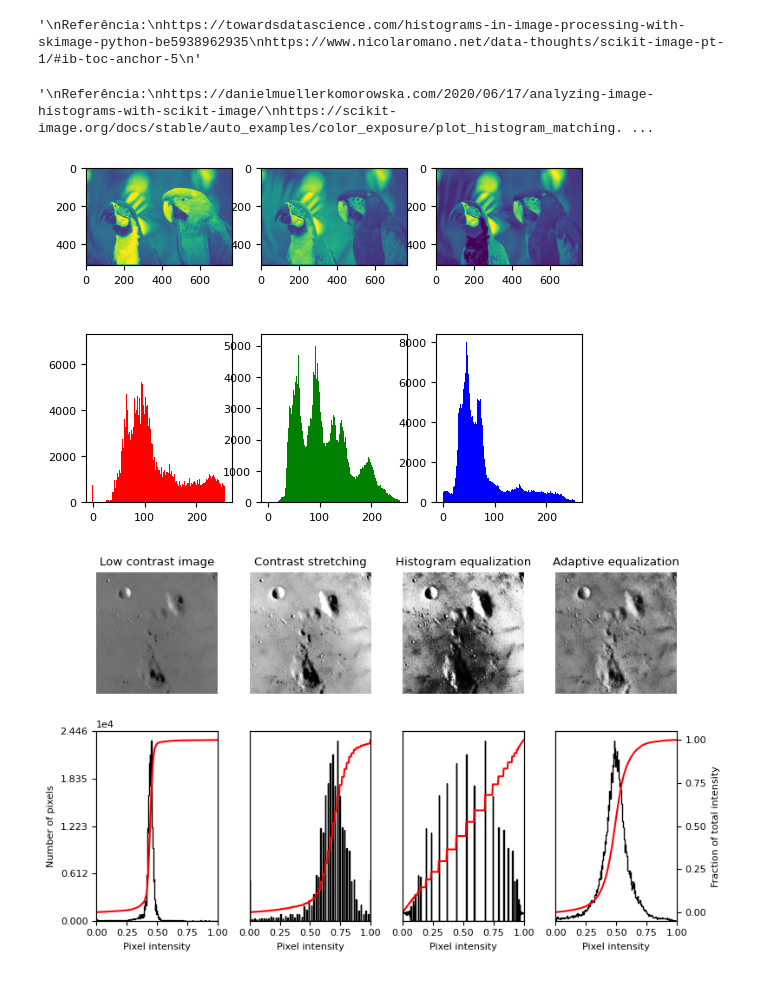
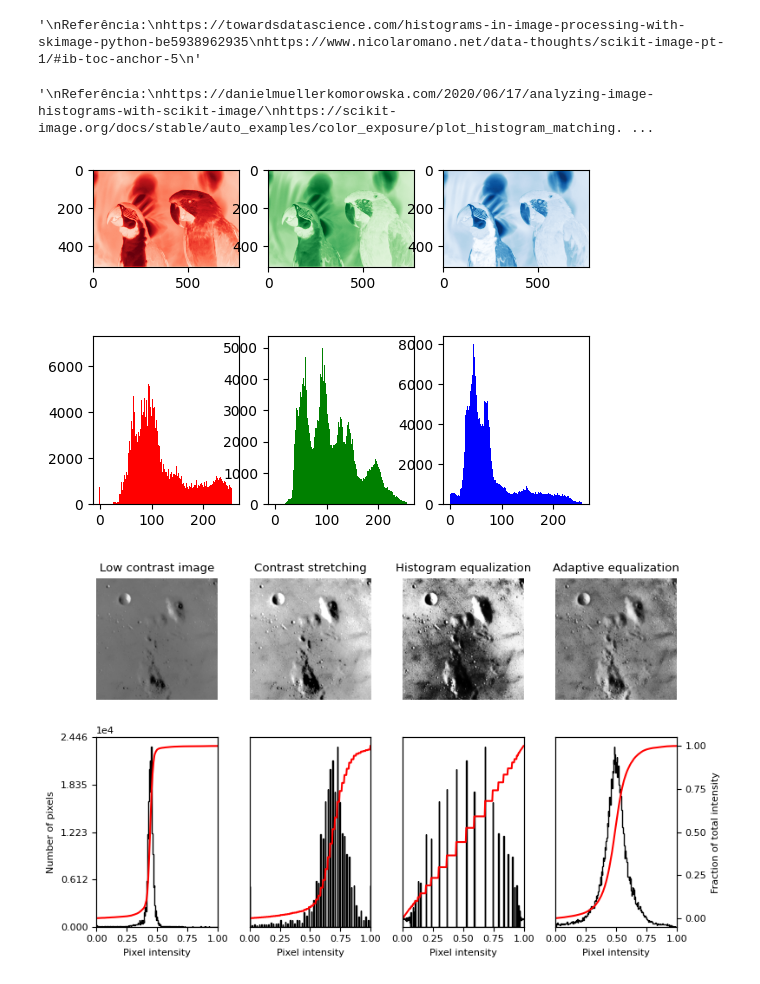
Before and after one commit to matheusapostulo/404TRAINER, a Jupyter notebook: semana6_compvisu.ipynb, the cells around one changed output. Drawn from its saved outputs; the diff is of its cells as text; code cells hidden in the pictures.

```diff
--- a/semana6_compvisu.ipynb
+++ b/semana6_compvisu.ipynb
@@ -75,33 +75,33 @@ https://www.nicolaromano.net/data-thoughts/scikit-image-pt-1/#ib-toc-anchor-5
 # %%
 # 3. Plotar o histograma de uma imagem colorida (um histograma por canal de cor) usando Python, scikit-image e matplotlib.
 import numpy as np
 import skimage
 from skimage import io
 import matplotlib.pyplot as plt
 
 imagem_3 = io.imread('kodim23.png')
 
 imagem_red, imagem_green, imagem_blue = imagem_3[:,:,0], imagem_3[:,:,1], imagem_3[:,:,2]
 
 fig, ax = plt.subplots(2,3)
-ax[0,0].imshow(imagem_red)
-ax[0,1].imshow(imagem_green)
-ax[0,2].imshow(imagem_blue)
+ax[0,0].imshow(imagem_red, cmap="Reds")
+ax[0,1].imshow(imagem_green, cmap="Greens")
+ax[0,2].imshow(imagem_blue, cmap="Blues")
 
 
 bins = np.arange(-0.5, 255+1,1)
 ax[1,0].hist(imagem_red.flatten(), bins = bins, color='r')
 ax[1,1].hist(imagem_green.flatten(), bins=bins, color='g')
 ax[1,2].hist(imagem_blue.flatten(), bins=bins, color='b')
 
 '''
 Referência:
 https://danielmuellerkomorowska.com/2020/06/17/analyzing-image-histograms-with-scikit-image/
 https://scikit-image.org/docs/stable/auto_examples/color_exposure/plot_histogram_matching.html
 '''
 # %% [output]
 '\nReferência:\nhttps://danielmuellerkomorowska.com/2020/06/17/analyzing-image-histograms-with-scikit-image/\nhttps://scikit-image.org/docs/stable/auto_examples/color_exposure/plot_histogram_matching. ...
-[figure, old version]
+[figure, new version]
 # %%
 # 4. Equalizar o histograma de uma imagem usando Python e scikit-image.
 import matplotlib
```
Also changed, not shown: parts of 5 cells of this notebook.
